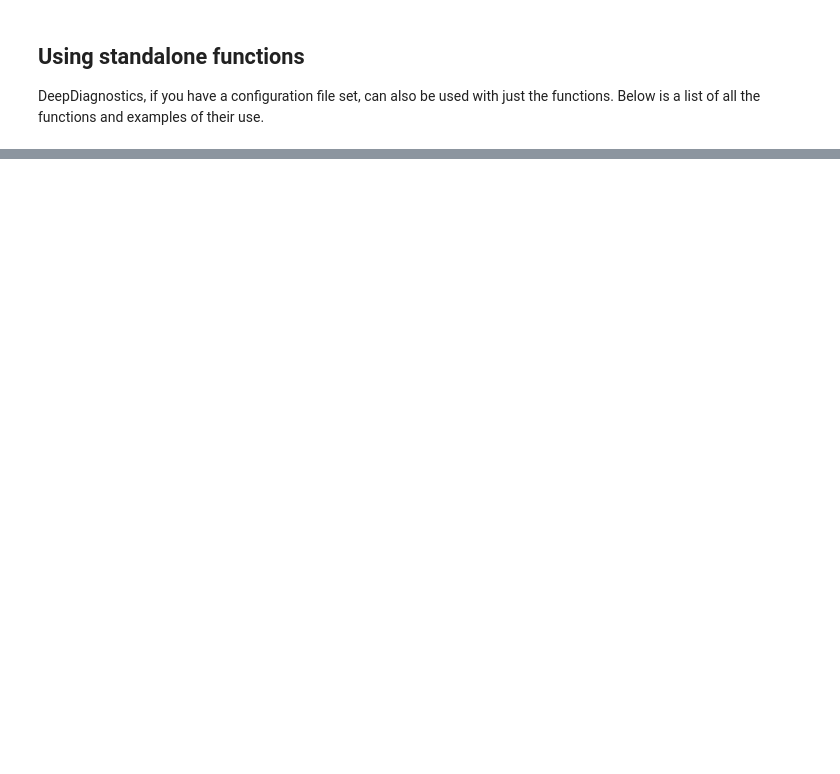
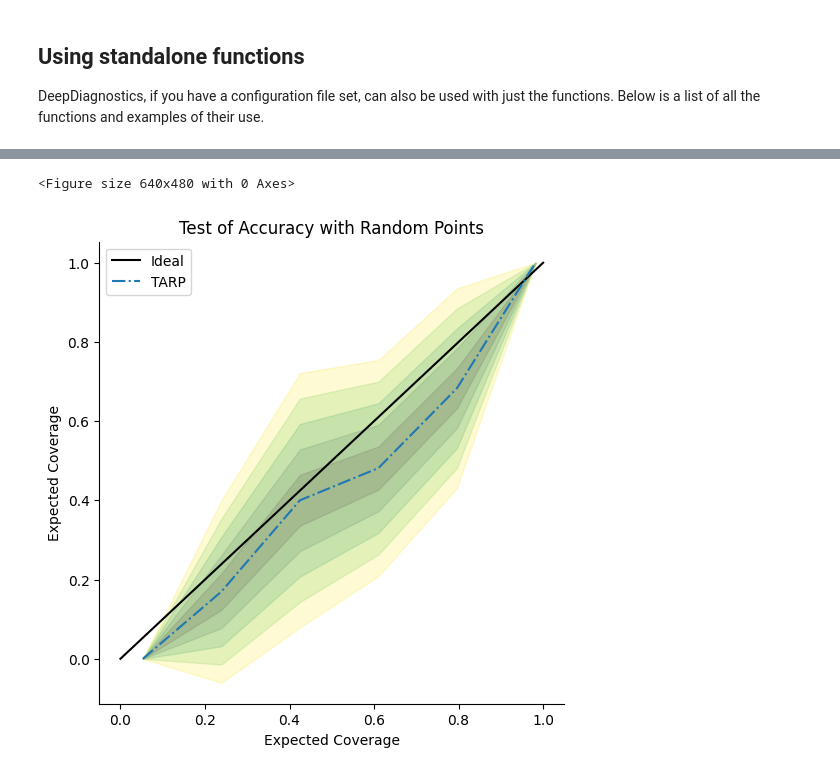
Before and after one commit to deepskies/DeepDiagnostics, a Jupyter notebook: notebooks/example.ipynb, the cells around one changed output, grey strips where cells are left out. Cells and saved outputs as stored; diff of their text form; code cells hidden in the pictures; blank space fills up the shorter version.

```diff
--- a/notebooks/example.ipynb
+++ b/notebooks/example.ipynb
@@ -196,0 +213,7 @@ ModuleNotFoundError: No module named 'utils.plotting_utils'
+# %%
+TARP(model, data, save=False, show=True)(
+    coverage_sigma=5, bootstrap_calculation=True
+)
+# %% [output]
+<Figure size 640x480 with 0 Axes>
+[figure, added]
```
Also changed, not shown: parts of 14 cells of this notebook.
